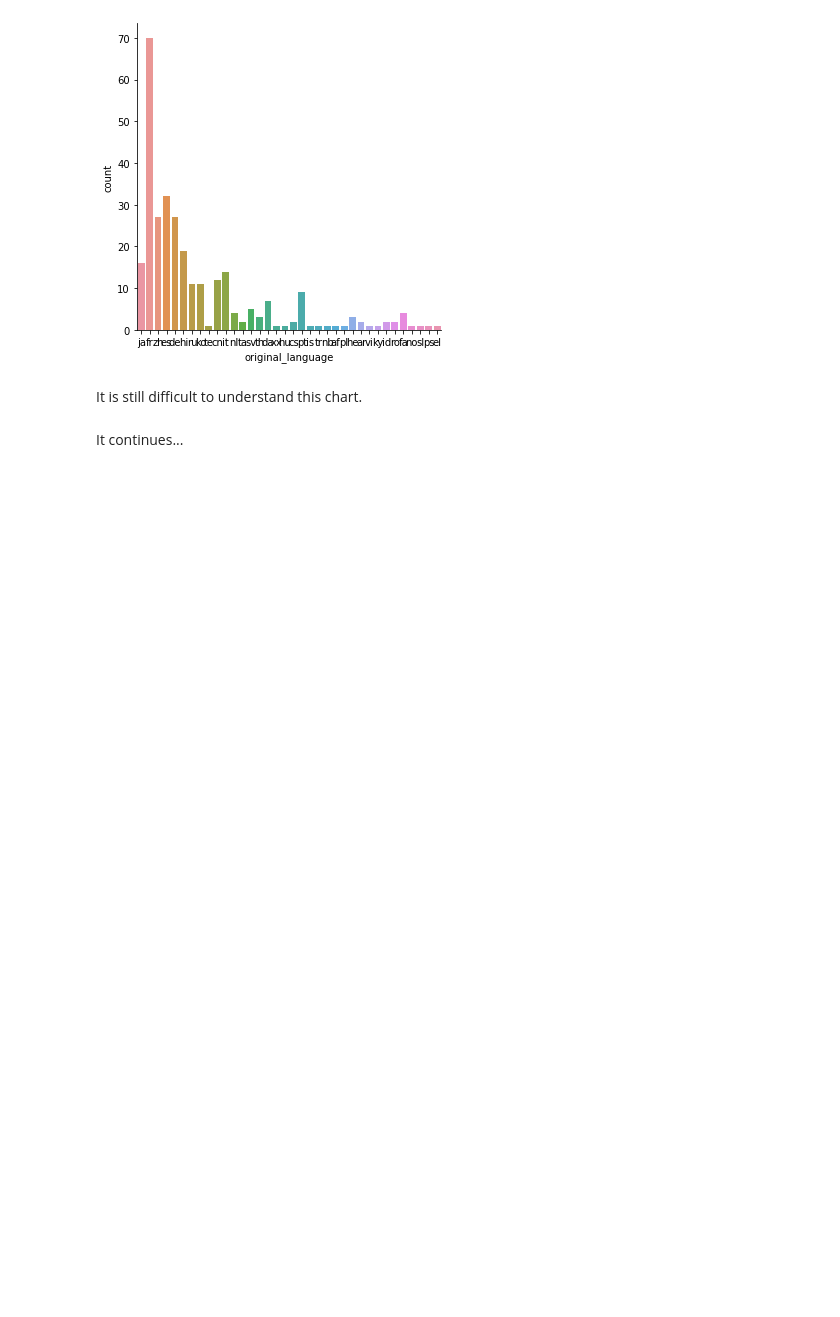
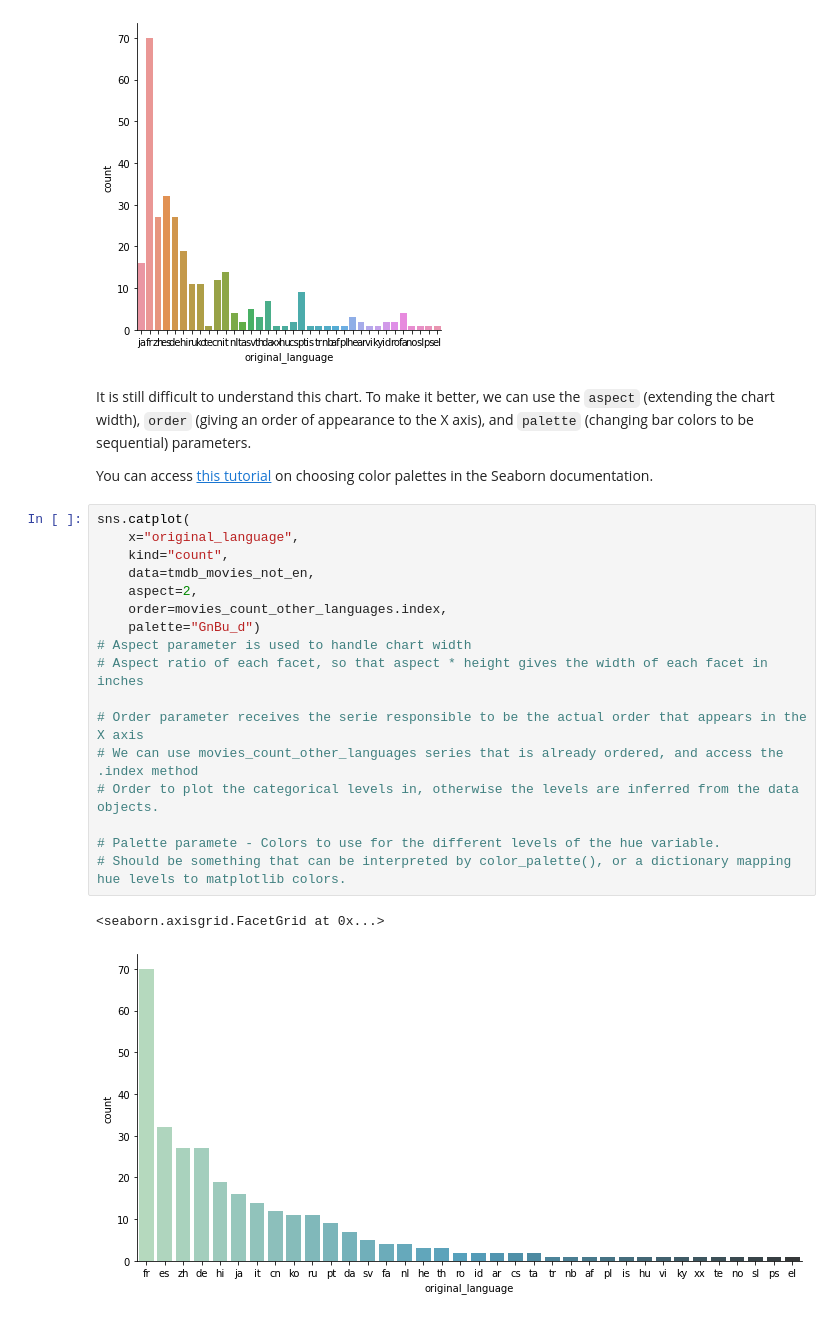
Before and after one commit to mellomaths/notes, a Jupyter notebook: studies/data-science/data_visualization.ipynb, the cells around one changed output. Saved outputs shown, nothing was run; the diff lists cells and outputs as text; blank space fills up the shorter version.

Commit message:
[Data Science] Adds new custom plot by using aspect, order, and palette parameters in seaborn.catplot method

```diff
--- a/studies/data-science/data_visualization.ipynb
+++ b/studies/data-science/data_visualization.ipynb
@@ -314,6 +314,26 @@ sns.catplot(x="original_language", kind="count", data=tmdb_movies_not_en)
 <seaborn.axisgrid.FacetGrid at 0x...>
 [figure]
 # %% [markdown]
-It is still difficult to understand this chart.
+It is still difficult to understand this chart. To make it better, we can use the `aspect` (extending the chart width), `order` (giving an order of appearance to the X axis), and `palette` (changing bar colors to be sequential) parameters.
+
+You can access [this tutorial](https://seaborn.pydata.org/tutorial/color_palettes.html) on choosing color palettes in the Seaborn documentation.
-# %% [markdown]
-It continues...
+# %%
+sns.catplot(
+    x="original_language",
+    kind="count",
+    data=tmdb_movies_not_en,
+    aspect=2,
+    order=movies_count_other_languages.index,
+    palette="GnBu_d")
+# Aspect parameter is used to handle chart width
+# Aspect ratio of each facet, so that aspect * height gives the width of each facet in inches
+
+# Order parameter receives the serie responsible to be the actual order that appears in the X axis
+# We can use movies_count_other_languages series that is already ordered, and access the .index method
+# Order to plot the categorical levels in, otherwise the levels are inferred from the data objects.
+
+# Palette paramete - Colors to use for the different levels of the hue variable.
+# Should be something that can be interpreted by color_palette(), or a dictionary mapping hue levels to matplotlib colors.
+# %% [output]
+<seaborn.axisgrid.FacetGrid at 0x...>
+[figure, added]
```
